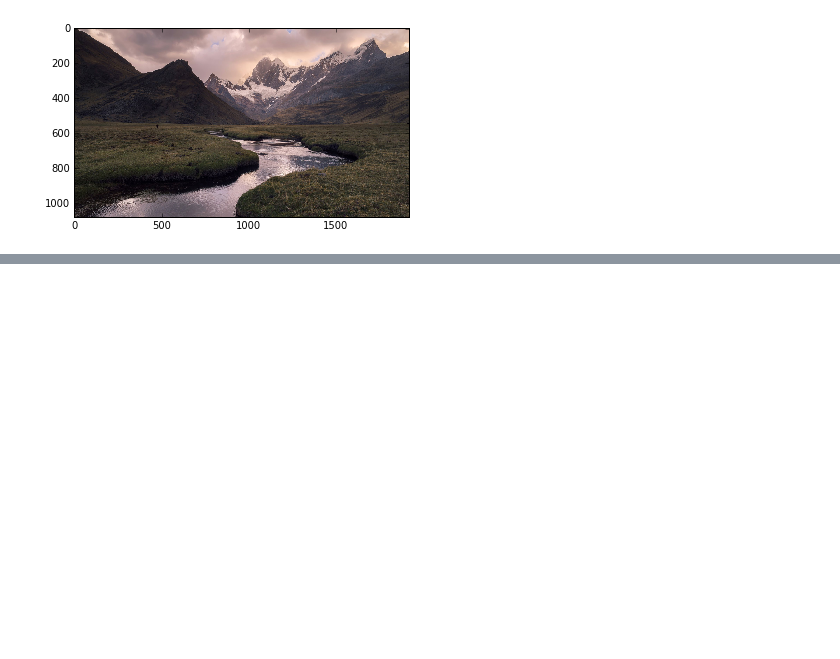
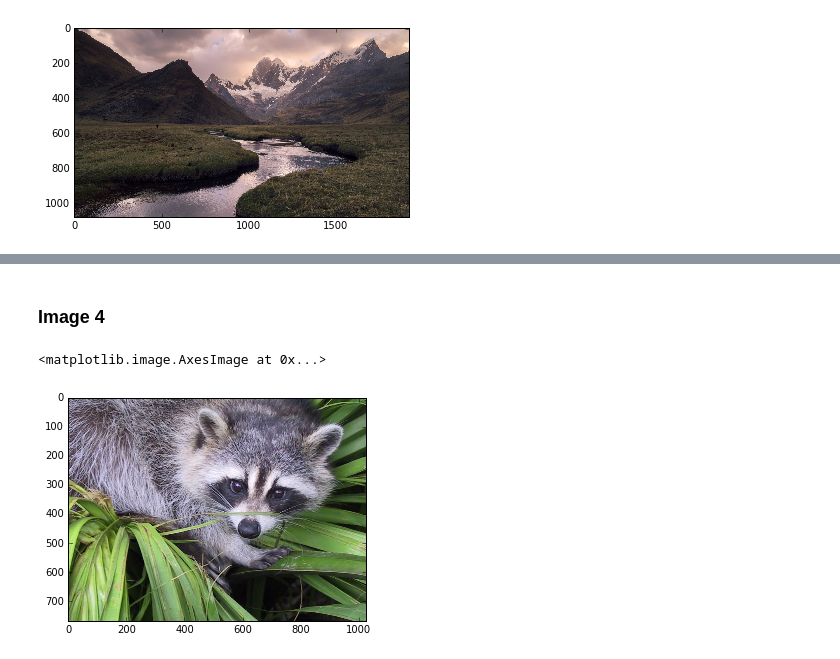
Before and after one commit to agentzh2m/mathclub-imgproc, a Jupyter notebook: image_processing.ipynb, the cells around one changed output, grey strips where cells are left out. Drawn from its saved outputs; the diff is of its cells as text; code cells hidden in the pictures; blank space fills up the shorter version.

```diff
--- a/image_processing.ipynb
+++ b/image_processing.ipynb
@@ -68,0 +89,7 @@ new_img3 = np.copy(img3)
+# %% [markdown]
+### Image 4
+# %%
+plt.imshow(misc.face())
+# %% [output]
+<matplotlib.image.AxesImage at 0x...>
+[figure, added]
```
Also changed, not shown: parts of 7 cells of this notebook, 5 other files.
